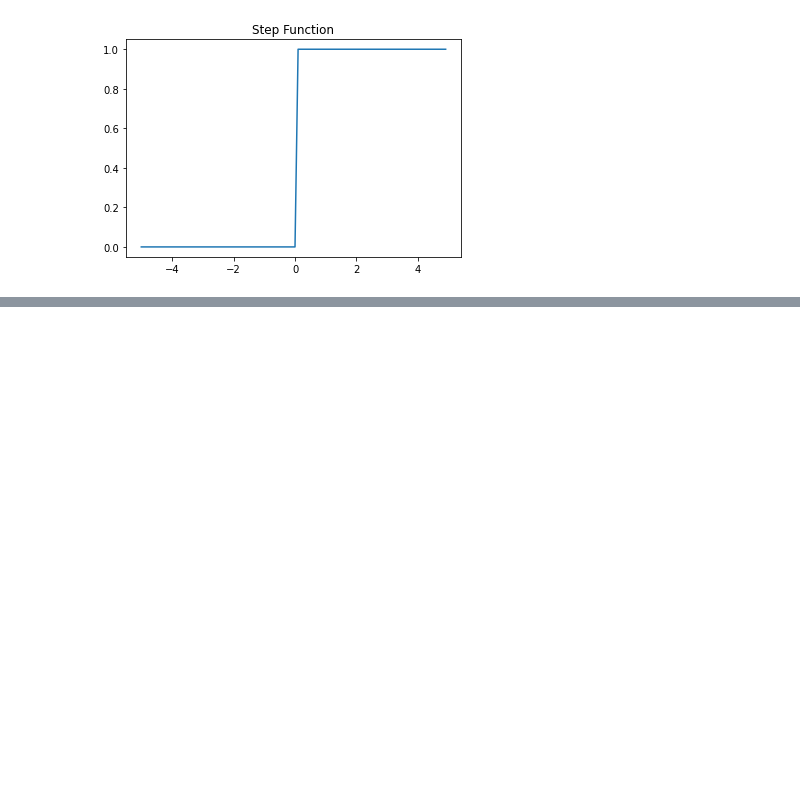
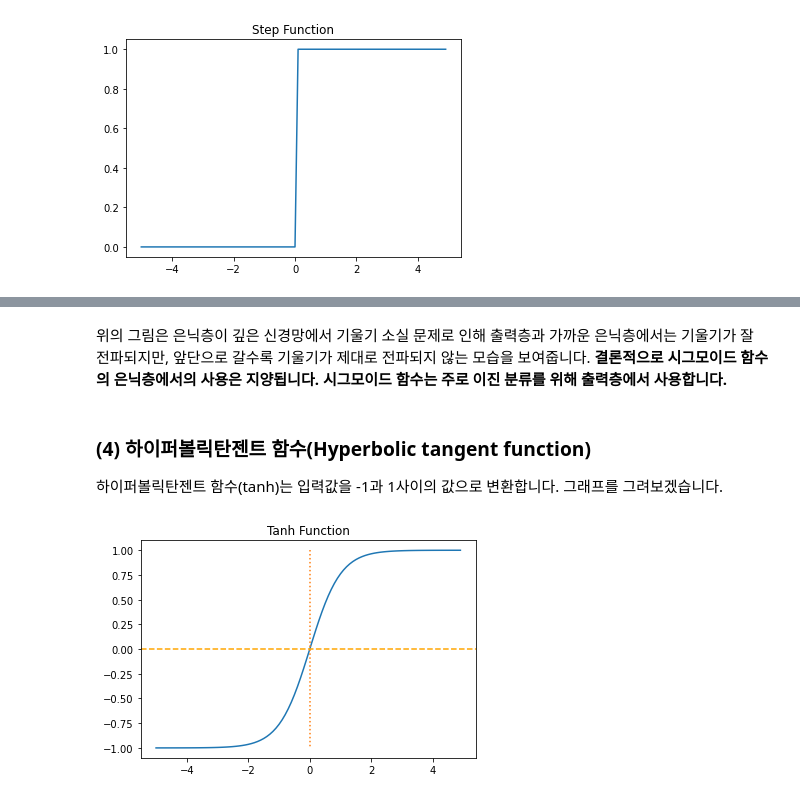
Before and after one commit to spacemaninSeoul/DLbasic, a Jupyter notebook: Deep_Learning_Introduction.ipynb, the cells around one changed output, grey strips where cells are left out. Cells and saved outputs as stored; diff of their text form; code cells hidden in the pictures; blank space fills up the shorter version.

```diff
--- a/Deep_Learning_Introduction.ipynb
+++ b/Deep_Learning_Introduction.ipynb
@@ -227,0 +259,17 @@ Deprecated in NumPy 1.20; for more details and guidance: https://numpy.org/devdo
+# %% [markdown]
+위의 그림은 은닉층이 깊은 신경망에서 기울기 소실 문제로 인해 출력층과 가까운 은닉층에서는 기울기가 잘 전파되지만, 앞단으로 갈수록 기울기가 제대로 전파되지 않는 모습을 보여줍니다. **결론적으로 시그모이드 함수의 은닉층에서의 사용은 지양됩니다. 시그모이드 함수는 주로 이진 분류를 위해 출력층에서 사용합니다.**
+# %% [markdown]
+### (4) 하이퍼볼릭탄젠트 함수(Hyperbolic tangent function)
+
+하이퍼볼릭탄젠트 함수(tanh)는 입력값을 -1과 1사이의 값으로 변환합니다. 그래프를 그려보겠습니다.
+# %%
+x = np.arange(-5., 5., 0.1) # -5.0부터 5.0까지 0.1 간격 생성
+y = np.tanh(x)
+
+plt.plot(x, y)
+plt.plot([0, 0], [1.0, -1.0], ':')
+plt.axhline(y=0, color='orange', linestyle='--')
+plt.title('Tanh Function')
+plt.show()
+# %% [output]
+[figure, added]
```
Also changed, not shown: parts of 34 cells of this notebook.
